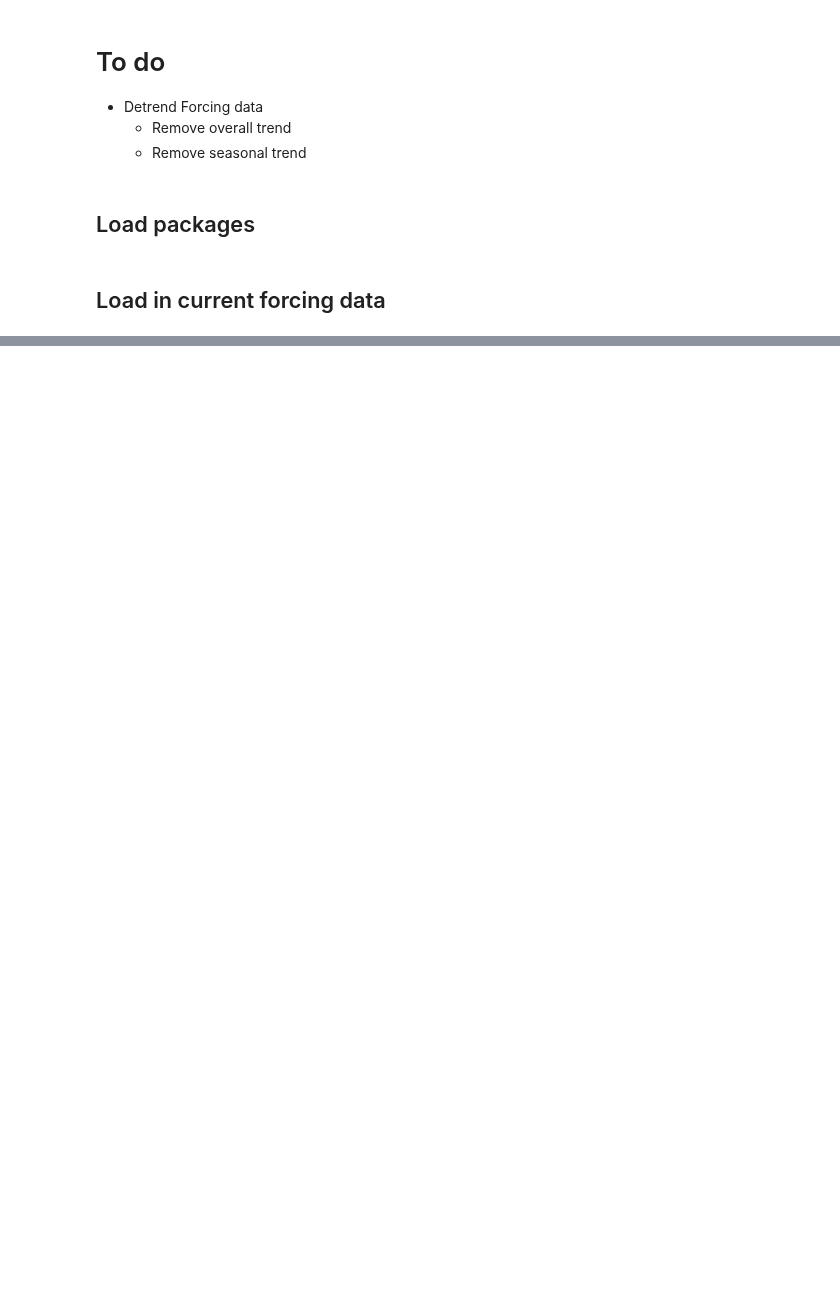
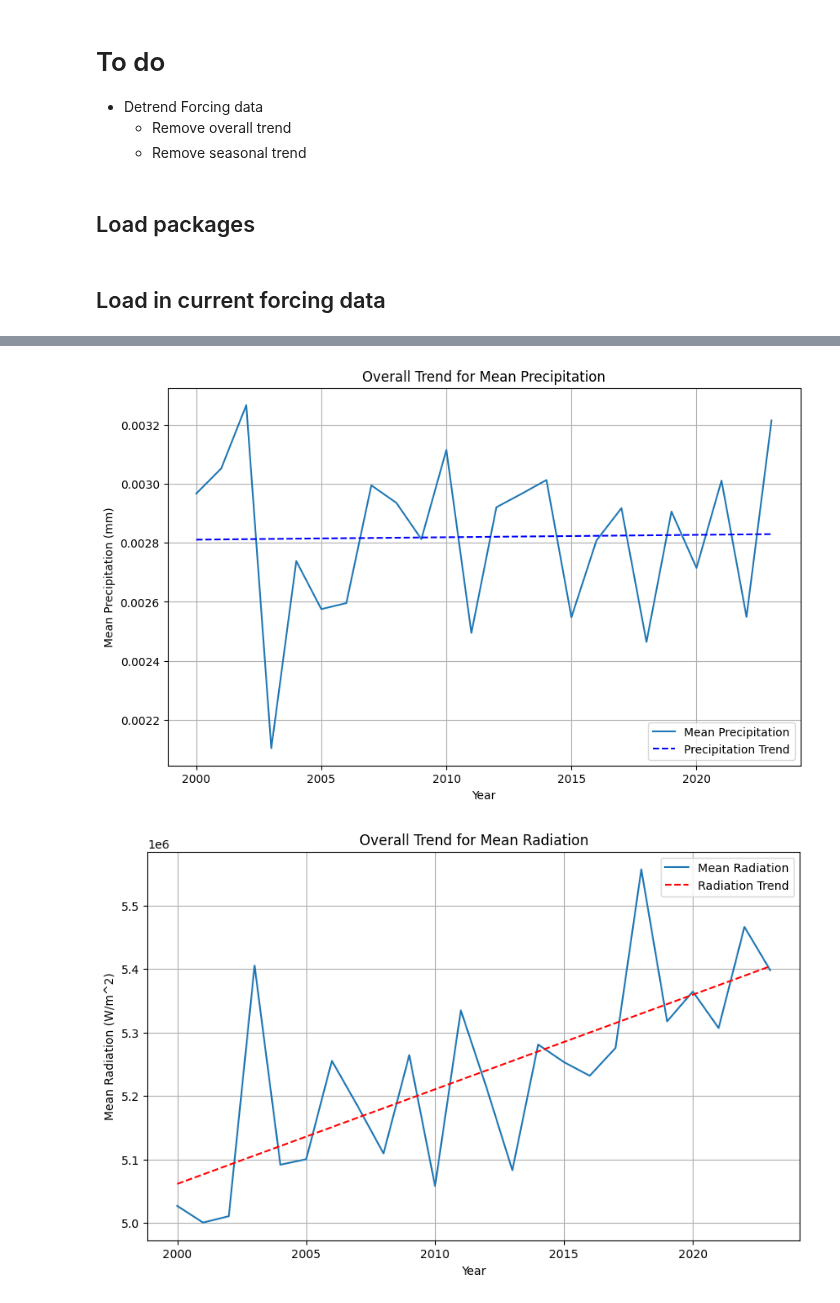
Before and after one commit to JohannaTrost/MSC24-WBM, a Jupyter notebook: Detrend.ipynb, the cells around one changed output, grey strips where cells are left out. Saved outputs shown, nothing was run; the diff lists cells and outputs as text; code cells hidden in the pictures; blank space fills up the shorter version.

```diff
--- a/Detrend.ipynb
+++ b/Detrend.ipynb
@@ -86,0 +92,49 @@ masked_array(
+# %%
+# Calculate yearly mean for precipitation and radiation datasets
+yearly_mean_P_data = calculate_yearly_mean(P_data)
+yearly_mean_R_data = calculate_yearly_mean(R_data)
+
+# Calculate mean over all pixels for each year
+mean_precipitation_overall = yearly_mean_P_data.mean(dim=('lat', 'lon'))
+mean_radiation_overall = yearly_mean_R_data.mean(dim=('lat', 'lon'))
+
+# Fit linear regression model for precipitation
+X_precipitation = np.arange(len(mean_precipitation_overall.year)).reshape(-1, 1)
+y_precipitation = mean_precipitation_overall.values
+model_precipitation = LinearRegression().fit(X_precipitation, y_precipitation)
+trend_precipitation = model_precipitation.predict(X_precipitation)
+
+# Fit linear regression model for radiation
+X_radiation = np.arange(len(mean_radiation_overall.year)).reshape(-1, 1)
+y_radiation = mean_radiation_overall.values
+model_radiation = LinearRegression().fit(X_radiation, y_radiation)
+trend_radiation = model_radiation.predict(X_radiation)
+# %%
+# Plot overall trend for precipitation
+plt.figure(figsize=(10, 6))
+
+plt.plot(mean_precipitation_overall.year, mean_precipitation_overall, label='Mean Precipitation')
+plt.plot(mean_precipitation_overall.year, trend_precipitation, label='Precipitation Trend', linestyle='--', color='blue')
+
+plt.xlabel('Year')
+plt.ylabel('Mean Precipitation (mm)')
+plt.title('Overall Trend for Mean Precipitation')
+plt.legend()
+plt.grid(True)
+plt.show()
+
+# Plot overall trend for radiation
+plt.figure(figsize=(10, 6))
+
+plt.plot(mean_radiation_overall.year, mean_radiation_overall, label='Mean Radiation')
+plt.plot(mean_radiation_overall.year, trend_radiation, label='Radiation Trend', linestyle='--', color='red')
+
+plt.xlabel('Year')
+plt.ylabel('Mean Radiation (W/m^2)')
+plt.title('Overall Trend for Mean Radiation')
+plt.legend()
+plt.grid(True)
+plt.show()
+# %% [output]
+[figure, added]
+[figure, added]
```
Also changed, not shown: parts of 34 cells of this notebook.
